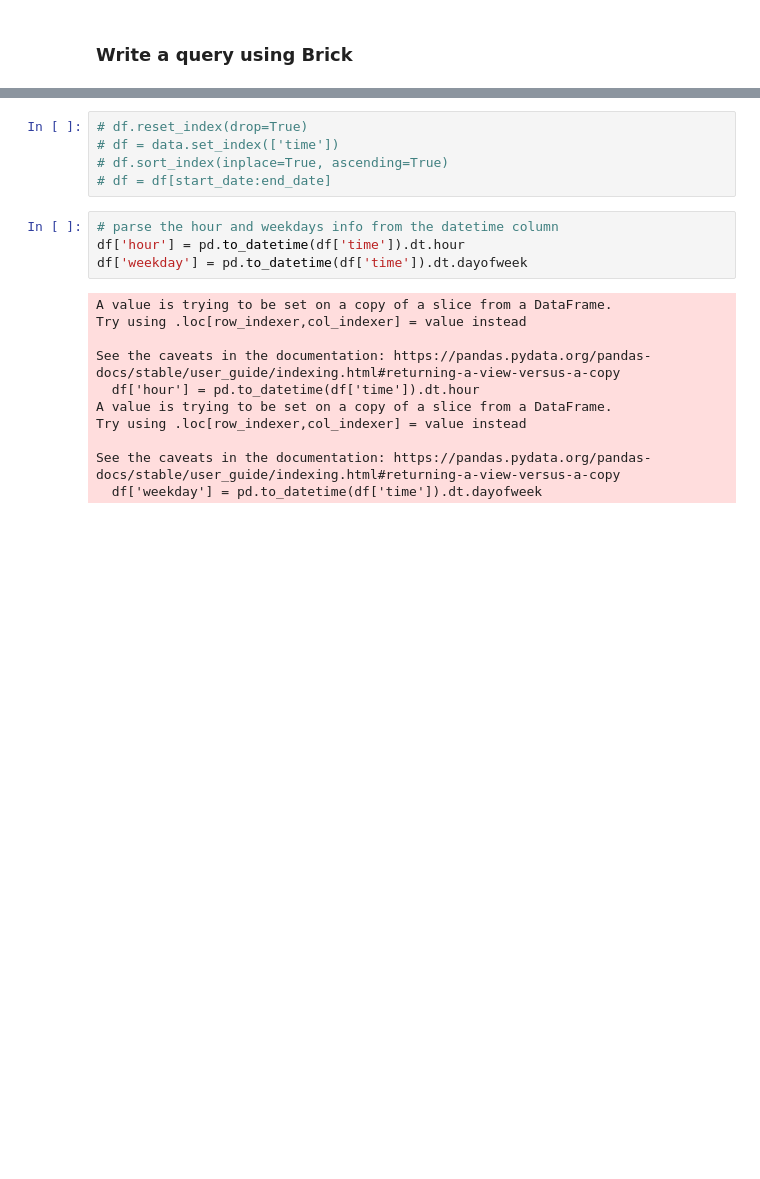
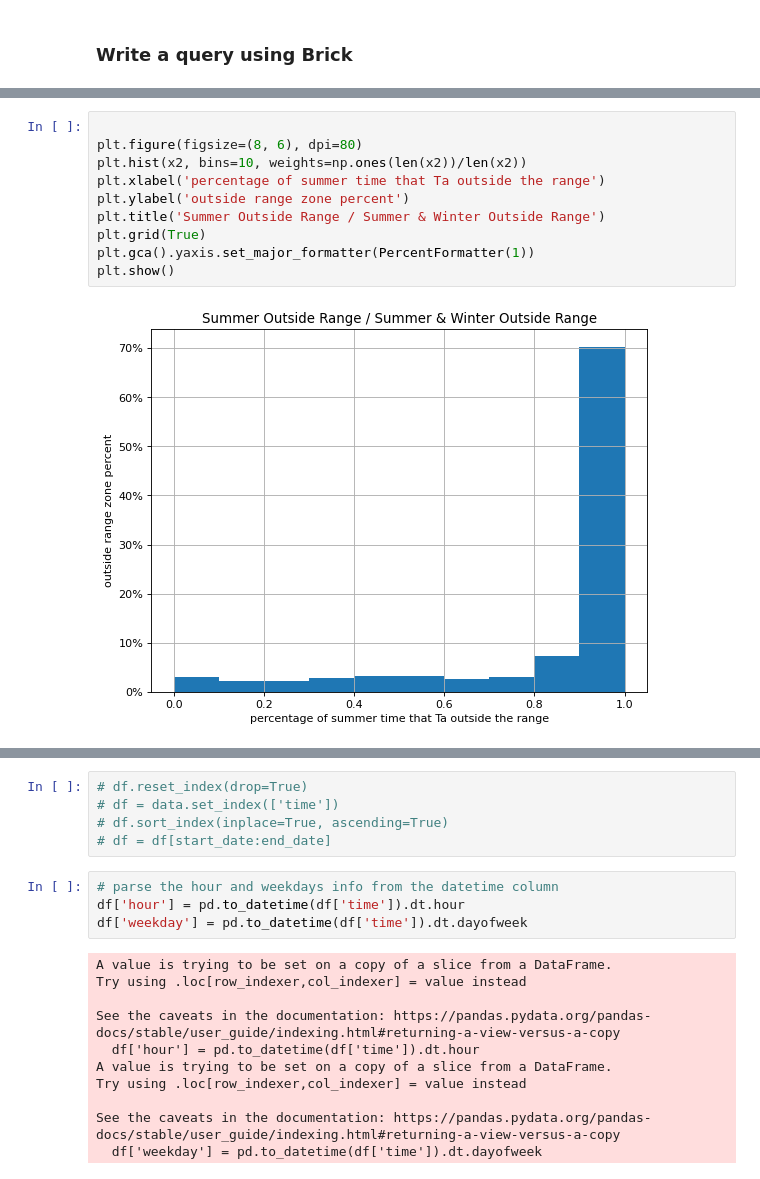
Before and after one commit to ruijis/mortardata_comfort_evaluation, a Jupyter notebook: demo.ipynb, the cells around one changed output, grey strips where cells are left out. Cells and saved outputs as stored; diff of their text form; blank space fills up the shorter version.

```diff
--- a/demo.ipynb
+++ b/demo.ipynb
@@ -147,0 +276,12 @@ data
+# %%
+
+plt.figure(figsize=(8, 6), dpi=80)
+plt.hist(x2, bins=10, weights=np.ones(len(x2))/len(x2))
+plt.xlabel('percentage of summer time that Ta outside the range')
+plt.ylabel('outside range zone percent')
+plt.title('Summer Outside Range / Summer & Winter Outside Range')
+plt.grid(True)
+plt.gca().yaxis.set_major_formatter(PercentFormatter(1))
+plt.show()
+# %% [output]
+[figure, added]
```
Also changed, not shown: parts of 44 cells of this notebook, 1 other file.
